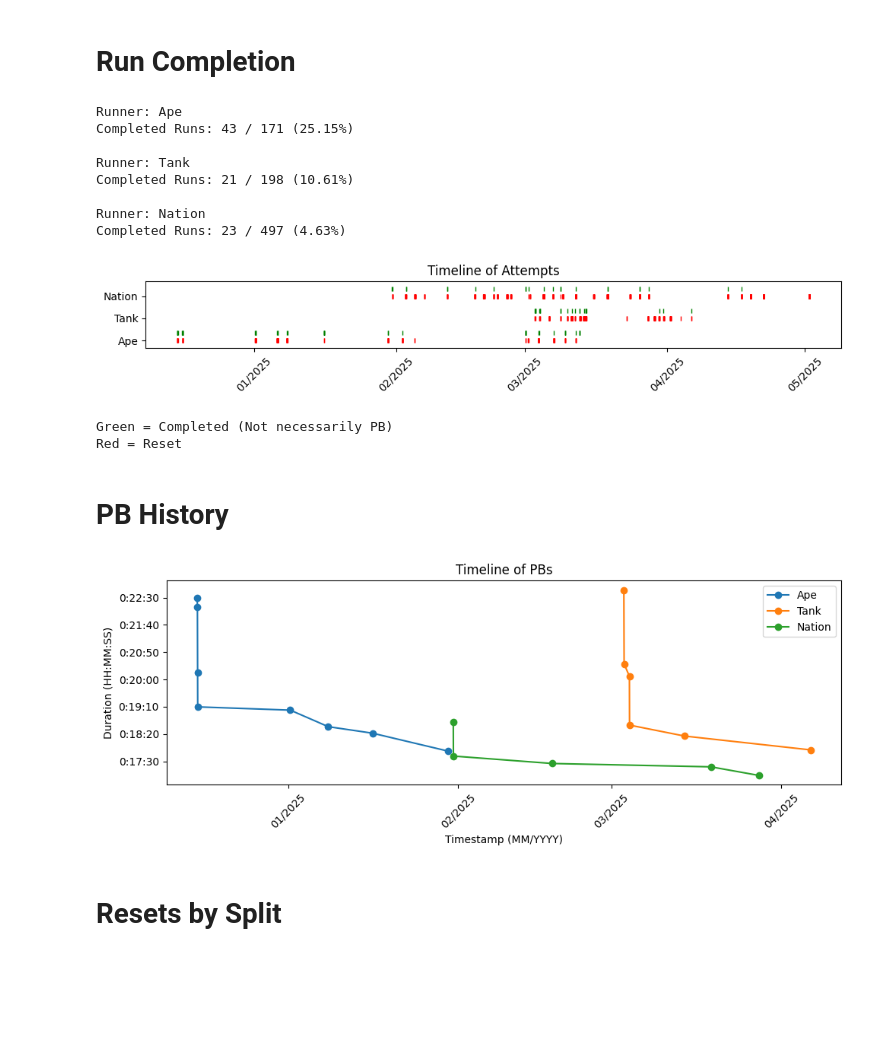
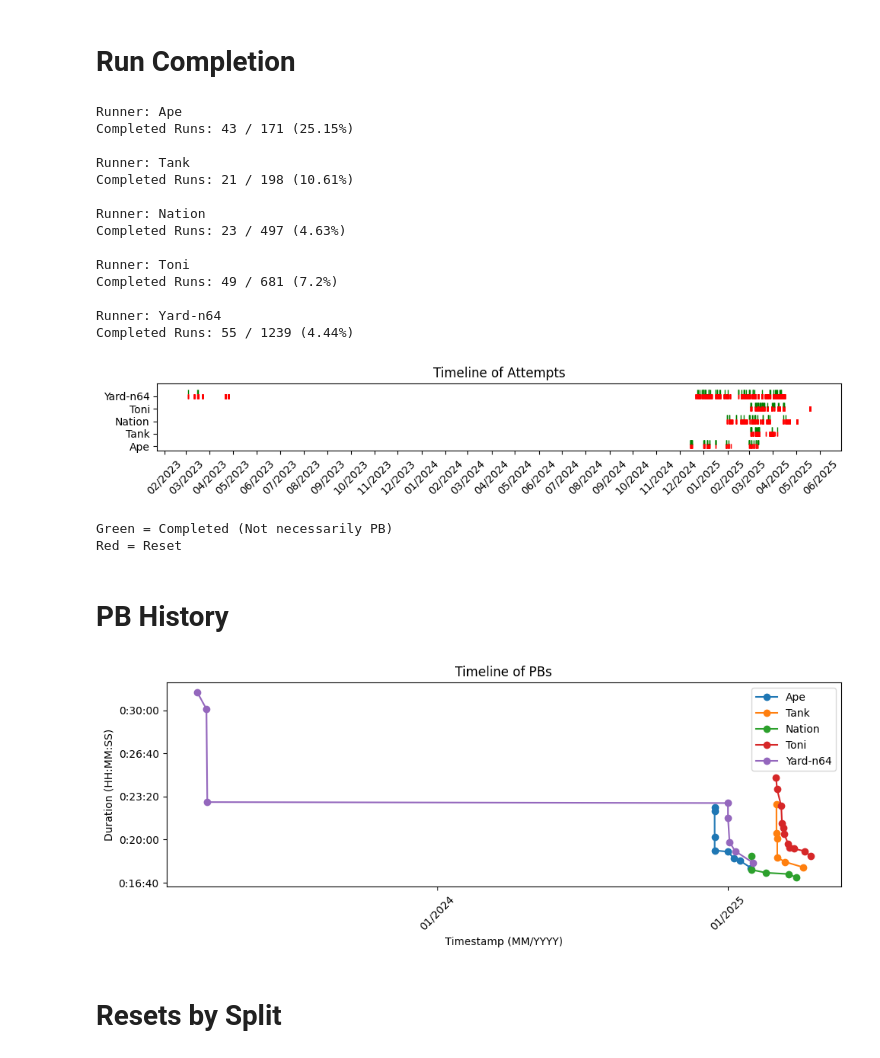
Before and after one commit to DillonThornberry/Livesplit_analyzer, a Jupyter notebook: runstats.ipynb, the cells around one changed output. Cells and saved outputs as stored; diff of their text form; code cells hidden in the pictures; blank space fills up the shorter version.

```diff
--- a/runstats.ipynb
+++ b/runstats.ipynb
@@ -6,7 +6,7 @@ warnings.filterwarnings('ignore')
 # Load run info into Dataframes
 
 dfs = {}
-runners = ['Ape', "Tank", "Nation"]
+runners = ['Ape', "Tank", "Nation", "Toni", "Yard-n64"]
 for runner in runners:
     dfs[runner] = pd.read_csv(f"./csv/16 Star - {runner}.csv", parse_dates=['started', 'ended'])
 # %% [markdown]
@@ -21,7 +21,7 @@ for runner in runners:
     completed = df[df['realTime'].notna()].shape[0]
 
     print("Runner:", runner)
-    print("Completed Runs:", completed, "/", totalRuns, f"({round(completed / totalRuns, 4) * 100}%)", "\n")
+    print("Completed Runs:", completed, "/", totalRuns, f"({round(completed / totalRuns * 100, 2)}%)", "\n")
 # %% [output]
 Runner: Ape
 Completed Runs: 43 / 171 (25.15%)
@@ -31,6 +31,12 @@ Completed Runs: 21 / 198 (10.61%)
 
 Runner: Nation
 Completed Runs: 23 / 497 (4.63%)
+
+Runner: Toni
+Completed Runs: 49 / 681 (7.2%)
+
+Runner: Yard-n64
+Completed Runs: 55 / 1239 (4.44%)
 # %%
 # Plot timeline of run attempts
 import matplotlib.pyplot as plt
@@ -39,35 +45,35 @@ import matplotlib.dates as mdates
 
 # Setup the plot
 fig, ax = plt.subplots(figsize=(10, 2))
 
 
 for i in range(len(runners)):
     # Plot all events as line segments at y=0
     df = dfs[runners[i]]
     for _, row in df.iterrows():
         #ax.hlines(y=i, xmin=row['started'], xmax=row['ended'], color='steelblue', linewidth=4)
         completed = pd.notna(row['realTime'])
         if completed:
             ax.plot(row['started'], i*3 + 1, 'g|', markersize= 5)  # start
         else:
             ax.plot(row['started'], i*3, 'r|', markersize= 5)  # start
         #ax.plot(row['ended'], i, 'ro', markersize=5)    # end
 
 # Formatting
 ax.set_yticks(range(0, len(runners)*3, 3))  # Hide y-axis ticks
 ax.set_yticklabels(runners)
-ax.set_ylim(-1, 8) # Optional, for spacing
+ax.set_ylim(-1, len(runners) * 3) # Optional, for spacing
 #ax.set_xlabel('Date')
 ax.set_title('Timeline of Attempts')
 ax.xaxis.set_major_locator(mdates.MonthLocator())  # Tick at start of each month
 ax.xaxis.set_major_formatter(mdates.DateFormatter('%m/%Y'))  # Format: 10/2024
 plt.xticks(rotation=45)  # Rotate labels for readability
 plt.tight_layout()
 plt.show()
 
 print('Green = Completed (Not necessarily PB)\nRed = Reset')
 # %% [output]
-[figure, old version]
+[figure, new version]
 Green = Completed (Not necessarily PB)
 Red = Reset
 # %% [markdown]
@@ -127,7 +133,7 @@ def seconds_to_hhmmss(x, pos):
 ax.yaxis.set_major_formatter(ticker.FuncFormatter(seconds_to_hhmmss))
 
 # X-axis: Format as MM/YYYY with ticks at month starts
-ax.xaxis.set_major_locator(mdates.MonthLocator())
+ax.xaxis.set_major_locator(mdates.YearLocator())
 ax.xaxis.set_major_formatter(mdates.DateFormatter('%m/%Y'))
 
 # Rotate labels
@@ -139,7 +145,7 @@ ax.legend()
 plt.tight_layout()
 plt.show()
 # %% [output]
-[figure, old version]
+[figure, new version]
 # %% [markdown]
 # Resets by Split
 # %%
```
Also changed, not shown: parts of 4 cells of this notebook, 12 other files.
